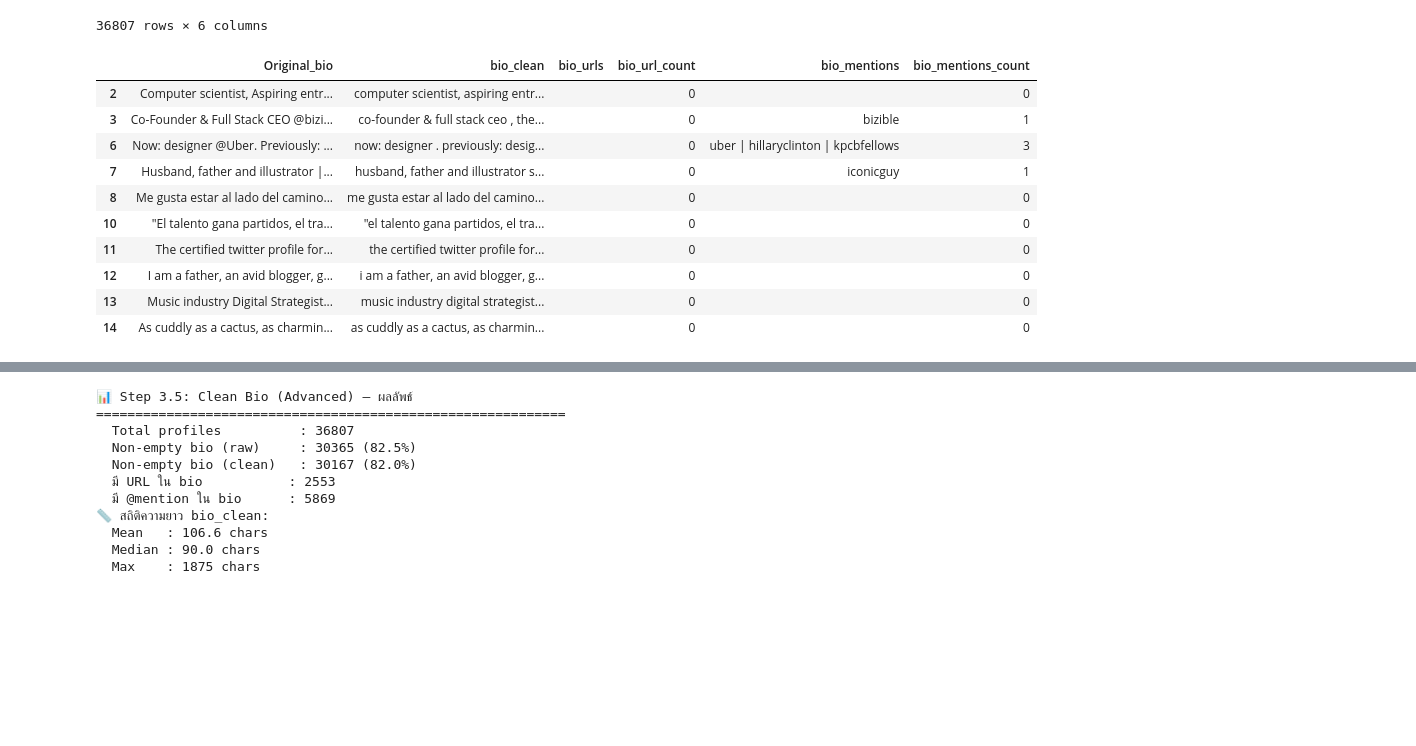
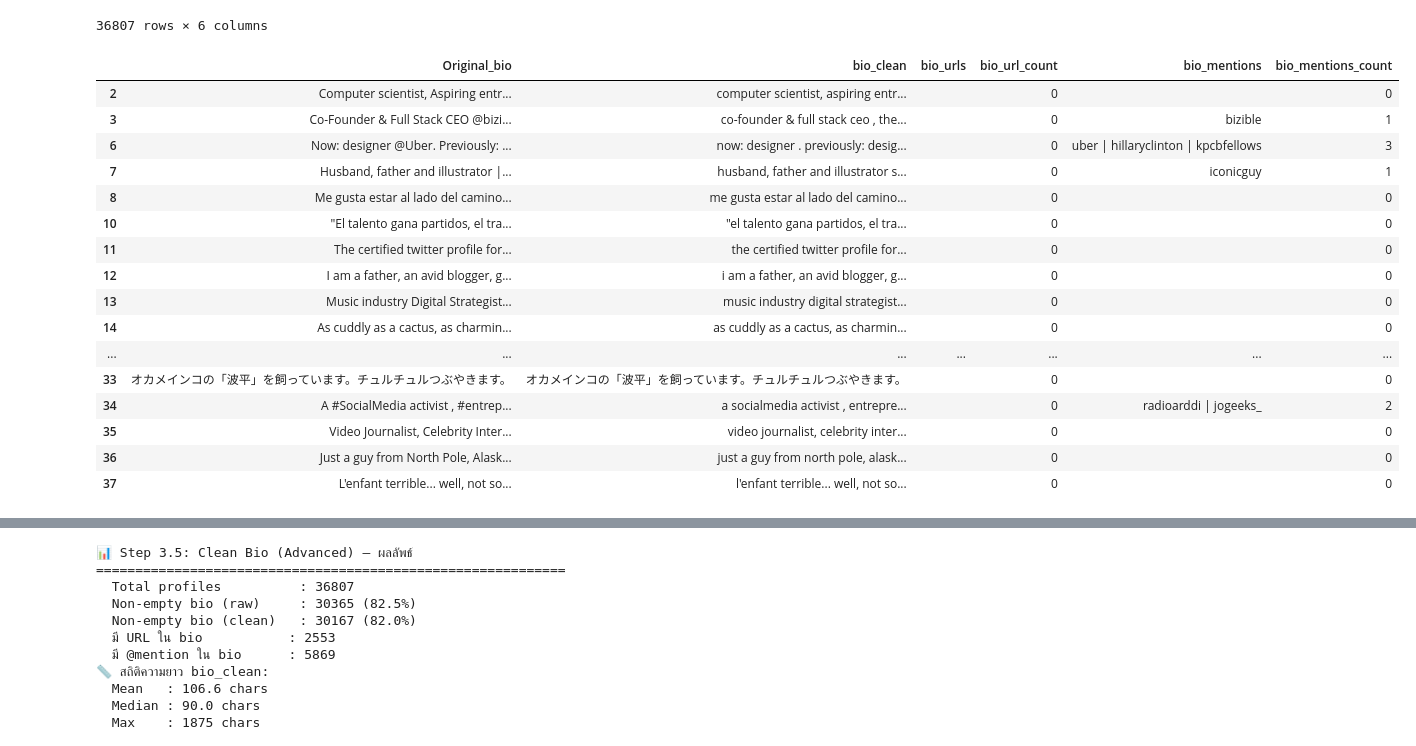
Before and after one commit to PGTNiiZ/Project-for-Work, a Jupyter notebook: Train-Data/preprocess_pipeline_backup.ipynb, the cells around one changed output, grey strips where cells are left out. Drawn from its saved outputs; the diff is of its cells as text; code cells hidden in the pictures; blank space fills up the shorter version.

```diff
--- a/Train-Data/preprocess_pipeline_backup.ipynb
+++ b/Train-Data/preprocess_pipeline_backup.ipynb
@@ -652,34 +652,40 @@ df_nomalized['bio_urls'] = df_already['bio'].apply(
 df_nomalized['bio_url_count'] = df_nomalized['bio_urls'].apply(
     lambda x: len(x.split(' | ')) if x else 0
 )
 df_nomalized['bio_mentions'] = df_already['bio'].apply(
     lambda x: ' | '.join(m.lower() for m in extract_mentions(safe_str(x))) if pd.notna(x) else ''
 )
 df_nomalized['bio_mentions_count'] = df_nomalized['bio_mentions'].apply(
     lambda x: len(x.split(' | ')) if x else 0
 )
 
 # === แสดงผล ===
 comparison_df = pd.DataFrame()
 comparison_df['Original_bio'] = df_already['bio']
 comparison_df['bio_clean'] = df_nomalized['bio']
 comparison_df['bio_urls'] = df_nomalized['bio_urls']
 comparison_df['bio_url_count'] = df_nomalized['bio_url_count']
 comparison_df['bio_mentions'] = df_nomalized['bio_mentions']
 comparison_df['bio_mentions_count'] = df_nomalized['bio_mentions_count']
-comparison_df[comparison_df['bio_clean'] != ''].head(10)
+comparison_df[comparison_df['bio_clean'] != ''].head(30)
 # %% [output]
 |  | Original_bio | bio_clean | bio_urls | bio_url_count | bio_mentions | bio_mentions_count |
 | 2 | Computer scientist, Aspiring entr... | computer scientist, aspiring entr... |  | 0 |  | 0 |
 | 3 | Co-Founder & Full Stack CEO @bizi... | co-founder & full stack ceo , the... |  | 0 | bizible | 1 |
 | 6 | Now: designer @Uber. Previously: ... | now: designer . previously: desig... |  | 0 | uber | hillaryclinton | kpcbfellows | 3 |
 | 7 | Husband, father and illustrator |... | husband, father and illustrator s... |  | 0 | iconicguy | 1 |
 | 8 | Me gusta estar al lado del camino... | me gusta estar al lado del camino... |  | 0 |  | 0 |
 | 10 | "El talento gana partidos, el tra... | "el talento gana partidos, el tra... |  | 0 |  | 0 |
 | 11 | The certified twitter profile for... | the certified twitter profile for... |  | 0 |  | 0 |
 | 12 | I am a father, an avid blogger, g... | i am a father, an avid blogger, g... |  | 0 |  | 0 |
 | 13 | Music industry Digital Strategist... | music industry digital strategist... |  | 0 |  | 0 |
 | 14 | As cuddly as a cactus, as charmin... | as cuddly as a cactus, as charmin... |  | 0 |  | 0 |
+| ... | ... | ... | ... | ... | ... | ... |
+| 33 | オカメインコの「波平」を飼っています。チュルチュルつぶやきます。 | オカメインコの「波平」を飼っています。チュルチュルつぶやきます。 |  | 0 |  | 0 |
+| 34 | A #SocialMedia activist , #entrep... | a socialmedia activist , entrepre... |  | 0 | radioarddi | jogeeks_ | 2 |
+| 35 | Video Journalist, Celebrity Inter... | video journalist, celebrity inter... |  | 0 |  | 0 |
+| 36 | Just a guy from North Pole, Alask... | just a guy from north pole, alask... |  | 0 |  | 0 |
+| 37 | L'enfant terrible... well, not so... | l'enfant terrible... well, not so... |  | 0 |  | 0 |
 # %%
 df_nomalized
 # %% [output]
```
Also changed, not shown: parts of 17 cells of this notebook, 1 other file.
